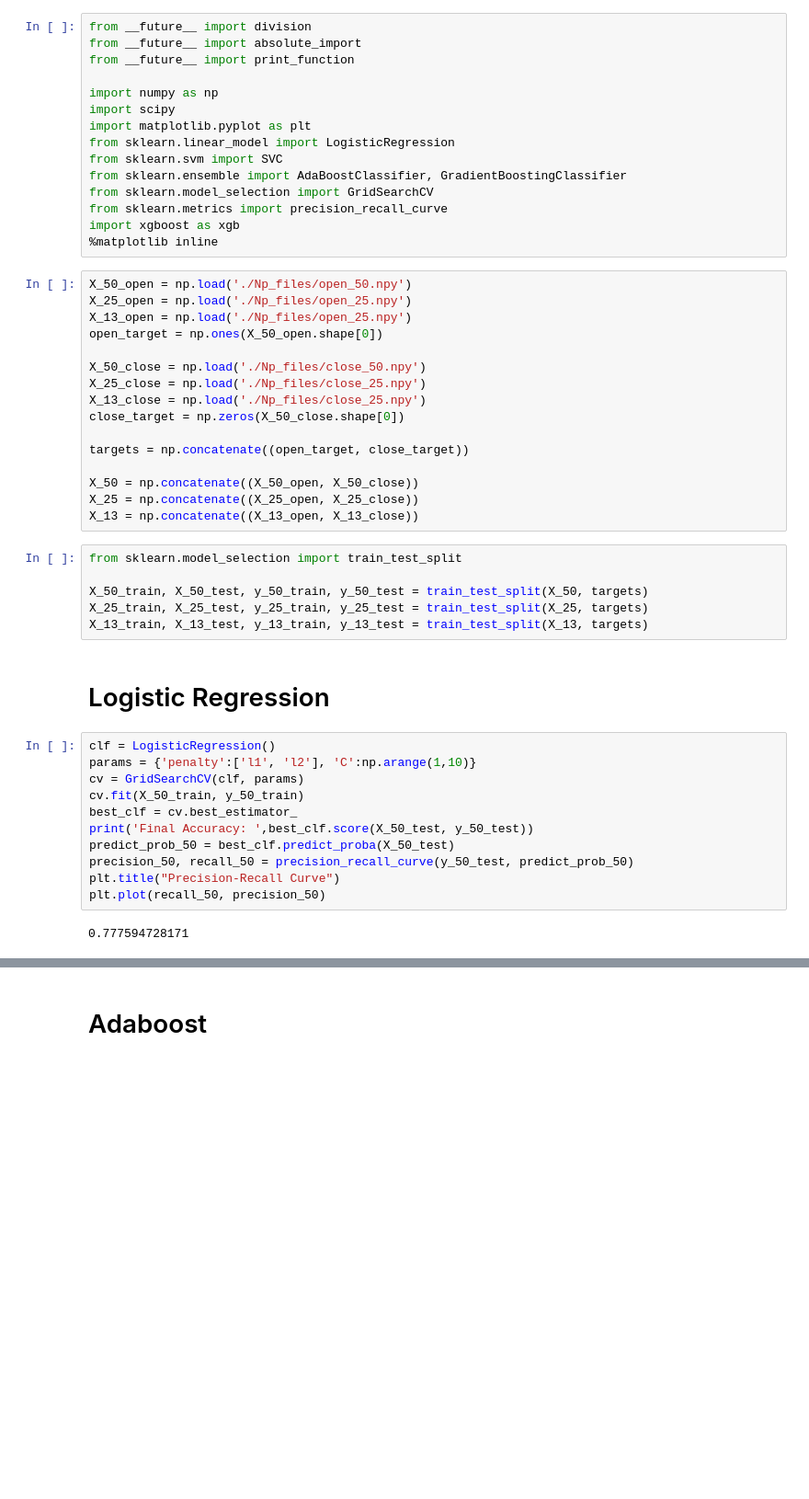
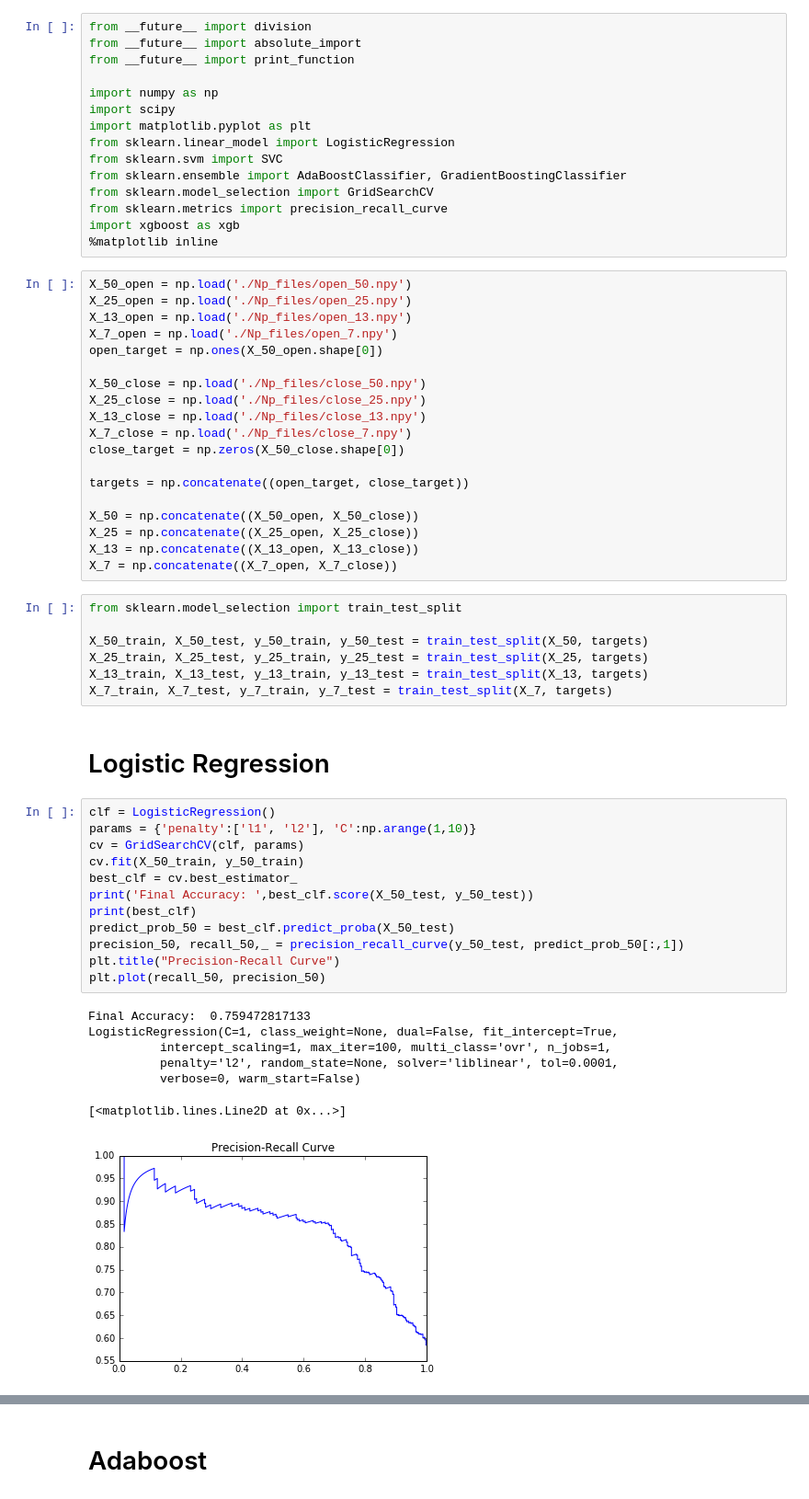
Before and after one commit to srxdev0619/Blinking, a Jupyter notebook: Blinking.ipynb, the cells around one changed output, grey strips where cells are left out. Shown: that part at 92% size. Cells and saved outputs as stored; diff of their text form; blank space fills up the shorter version.

```diff
--- a/Blinking.ipynb
+++ b/Blinking.ipynb
@@ -16,12 +16,14 @@ import xgboost as xgb
 # %%
 X_50_open = np.load('./Np_files/open_50.npy')
 X_25_open = np.load('./Np_files/open_25.npy')
-X_13_open = np.load('./Np_files/open_25.npy')
+X_13_open = np.load('./Np_files/open_13.npy')
+X_7_open = np.load('./Np_files/open_7.npy')
 open_target = np.ones(X_50_open.shape[0])
 
 X_50_close = np.load('./Np_files/close_50.npy')
 X_25_close = np.load('./Np_files/close_25.npy')
-X_13_close = np.load('./Np_files/close_25.npy')
+X_13_close = np.load('./Np_files/close_13.npy')
+X_7_close = np.load('./Np_files/close_7.npy')
 close_target = np.zeros(X_50_close.shape[0])
 
 targets = np.concatenate((open_target, close_target))
@@ -29,27 +31,36 @@ targets = np.concatenate((open_target, close_target))
 X_50 = np.concatenate((X_50_open, X_50_close))
 X_25 = np.concatenate((X_25_open, X_25_close))
 X_13 = np.concatenate((X_13_open, X_13_close))
+X_7 = np.concatenate((X_7_open, X_7_close))
 # %%
 from sklearn.model_selection import train_test_split
 
 X_50_train, X_50_test, y_50_train, y_50_test = train_test_split(X_50, targets)
 X_25_train, X_25_test, y_25_train, y_25_test = train_test_split(X_25, targets)
 X_13_train, X_13_test, y_13_train, y_13_test = train_test_split(X_13, targets)
+X_7_train, X_7_test, y_7_train, y_7_test = train_test_split(X_7, targets)
 # %% [markdown]
 # Logistic Regression
 # %%
 clf = LogisticRegression()
 params = {'penalty':['l1', 'l2'], 'C':np.arange(1,10)}
 cv = GridSearchCV(clf, params)
 cv.fit(X_50_train, y_50_train)
 best_clf = cv.best_estimator_
 print('Final Accuracy: ',best_clf.score(X_50_test, y_50_test))
+print(best_clf)
 predict_prob_50 = best_clf.predict_proba(X_50_test)
-precision_50, recall_50 = precision_recall_curve(y_50_test, predict_prob_50)
+precision_50, recall_50,_ = precision_recall_curve(y_50_test, predict_prob_50[:,1])
 plt.title("Precision-Recall Curve")
 plt.plot(recall_50, precision_50)
 # %% [output]
-0.777594728171
+Final Accuracy:  0.759472817133
+LogisticRegression(C=1, class_weight=None, dual=False, fit_intercept=True,
+          intercept_scaling=1, max_iter=100, multi_class='ovr', n_jobs=1,
+          penalty='l2', random_state=None, solver='liblinear', tol=0.0001,
+          verbose=0, warm_start=False)
+[<matplotlib.lines.Line2D at 0x...>]
+[figure, added]
 # %%
 clf = LogisticRegression()
 params = {'penalty':['l1', 'l2'], 'C':np.arange(1,10)}
```
Also changed, not shown: parts of 15 cells of this notebook, 1 other file.
